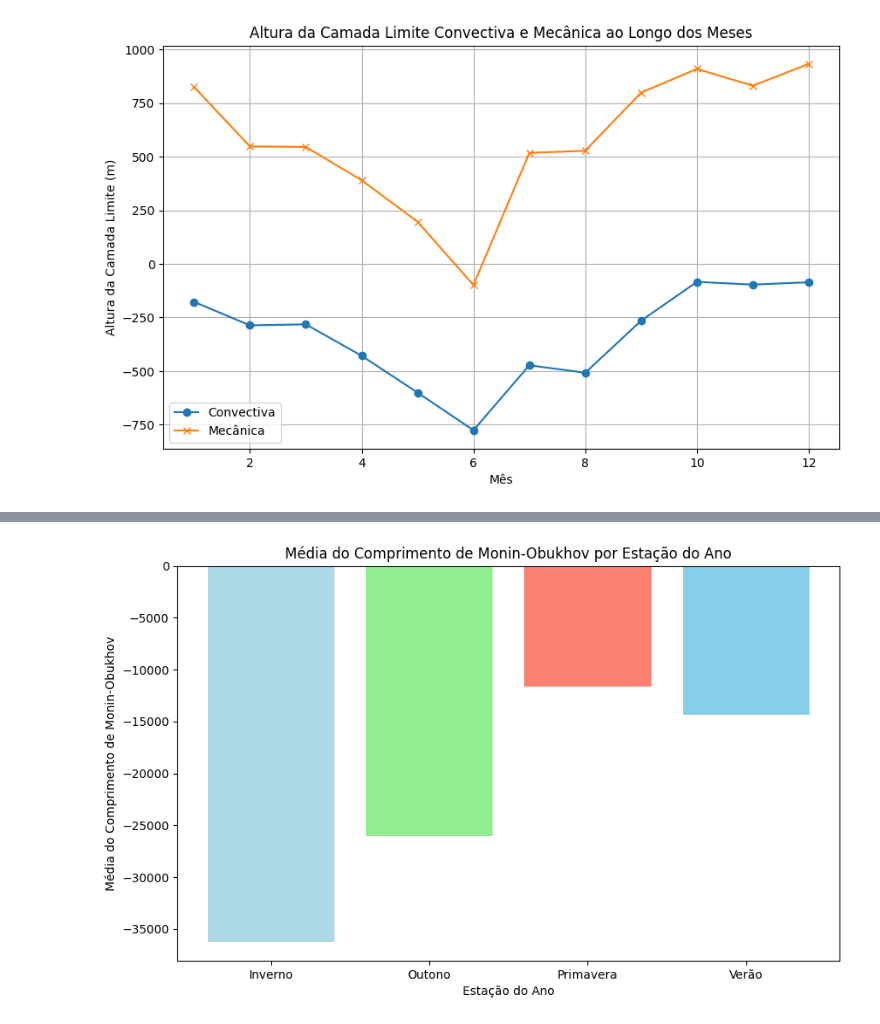
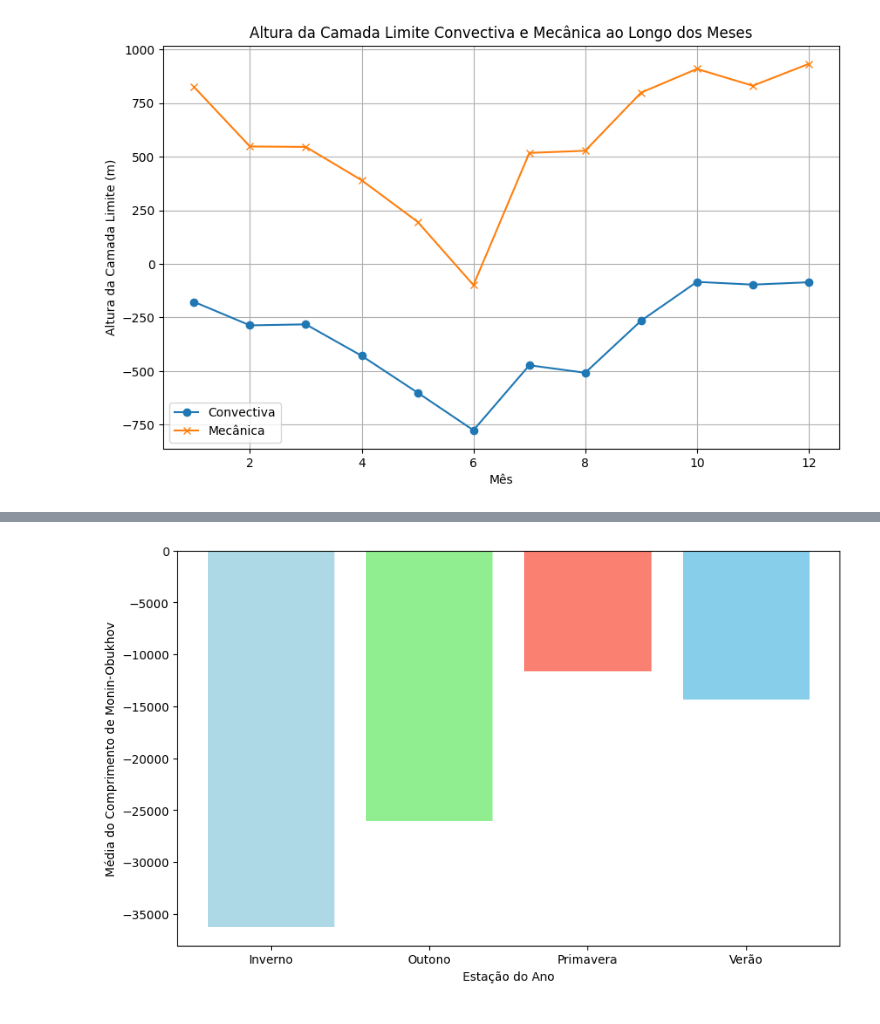
Before and after one commit to maiarasimone/ENS5173_202401, a Jupyter notebook: Atividade02.ipynb, the cells around one changed output, grey strips where cells are left out. Cells and saved outputs as stored; diff of their text form; code cells hidden in the pictures.

```diff
--- a/Atividade02.ipynb
+++ b/Atividade02.ipynb
@@ -739,19 +690,18 @@ plt.show()
 # %%
 import matplotlib.pyplot as plt
 
 # Calcular a média do comprimento de Monin-Obukhov por estação do ano
 media_comprimento_monin_obukhov_por_estacao = data.groupby('estacao')['comprimento_monin_obukhov'].mean()
 
 # Configurar o tamanho do gráfico
 plt.figure(figsize=(10, 6))
 
 # Gráfico de barras para a média do comprimento de Monin-Obukhov por estação do ano
 plt.bar(media_comprimento_monin_obukhov_por_estacao.index, media_comprimento_monin_obukhov_por_estacao, color=cores)
-plt.title('Média do Comprimento de Monin-Obukhov por Estação do Ano')
 plt.xlabel('Estação do Ano')
 plt.ylabel('Média do Comprimento de Monin-Obukhov')
 
 # Mostrar o gráfico
 plt.show()
 # %% [output]
-[figure, old version]
+[figure, new version]
```
Also changed, not shown: parts of 4 cells of this notebook.
